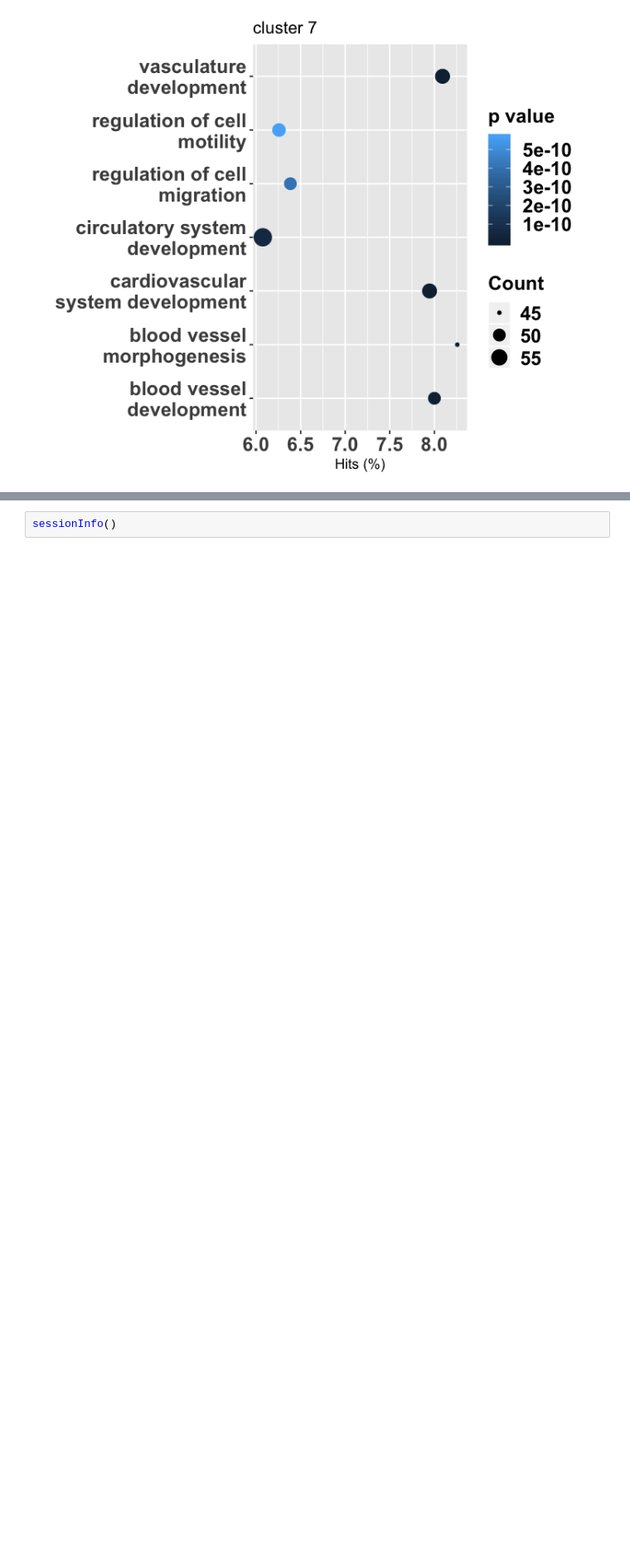
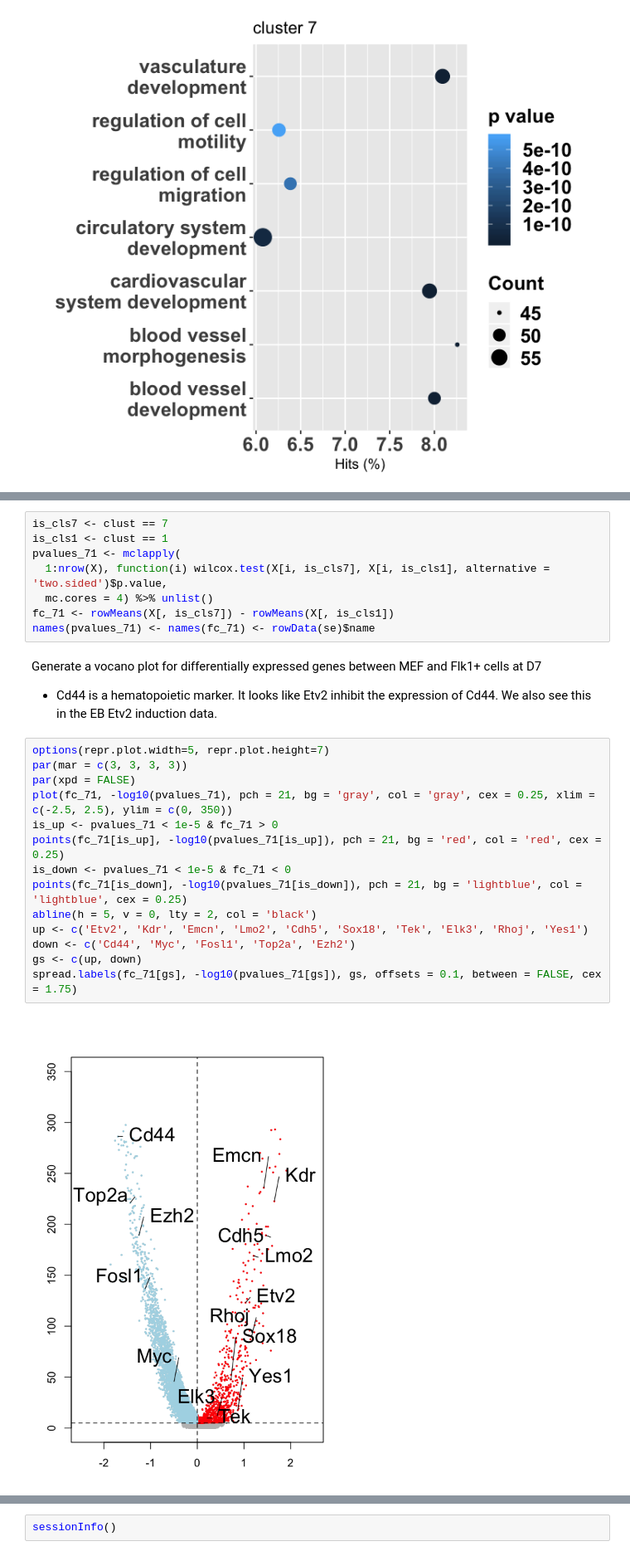
Before and after one commit to gongx030/Etv2_pioneer, a Jupyter notebook: scRNA_seq_analysis.ipynb, the cells around one changed output, grey strips where cells are left out. Shown at 83% size. Drawn from its saved outputs; the diff is of its cells as text; blank space fills up the shorter version.

```diff
--- a/scRNA_seq_analysis.ipynb
+++ b/scRNA_seq_analysis.ipynb
@@ -174,0 +183,27 @@ go_res %>%
+# %%
+is_cls7 <- clust == 7
+is_cls1 <- clust == 1
+pvalues_71 <- mclapply(
+  1:nrow(X), function(i) wilcox.test(X[i, is_cls7], X[i, is_cls1], alternative = 'two.sided')$p.value,
+  mc.cores = 4) %>% unlist()
+fc_71 <- rowMeans(X[, is_cls7]) - rowMeans(X[, is_cls1])
+names(pvalues_71) <- names(fc_71) <- rowData(se)$name
+# %% [markdown]
+Generate a vocano plot for differentially expressed genes between MEF and Flk1+ cells at D7
+* Cd44 is a hematopoietic marker.  It looks like Etv2 inhibit the expression of Cd44. We also see this in the EB Etv2 induction data.
+# %%
+options(repr.plot.width=5, repr.plot.height=7)
+par(mar = c(3, 3, 3, 3))
+par(xpd = FALSE)
+plot(fc_71, -log10(pvalues_71), pch = 21, bg = 'gray', col = 'gray', cex = 0.25, xlim = c(-2.5, 2.5), ylim = c(0, 350))
+is_up <- pvalues_71 < 1e-5 & fc_71 > 0
+points(fc_71[is_up], -log10(pvalues_71[is_up]), pch = 21, bg = 'red', col = 'red', cex = 0.25)
+is_down <- pvalues_71 < 1e-5 & fc_71 < 0
+points(fc_71[is_down], -log10(pvalues_71[is_down]), pch = 21, bg = 'lightblue', col = 'lightblue', cex = 0.25)
+abline(h = 5, v = 0, lty = 2, col = 'black')
+up <- c('Etv2', 'Kdr', 'Emcn', 'Lmo2', 'Cdh5', 'Sox18', 'Tek', 'Elk3', 'Rhoj', 'Yes1')
+down <- c('Cd44', 'Myc', 'Fosl1', 'Top2a', 'Ezh2')
+gs <- c(up, down)
+spread.labels(fc_71[gs], -log10(pvalues_71[gs]), gs, offsets = 0.1, between = FALSE, cex = 1.75)
+# %% [output]
+[figure, added]
```
Also changed, not shown: parts of 7 cells of this notebook, 3 other files.
